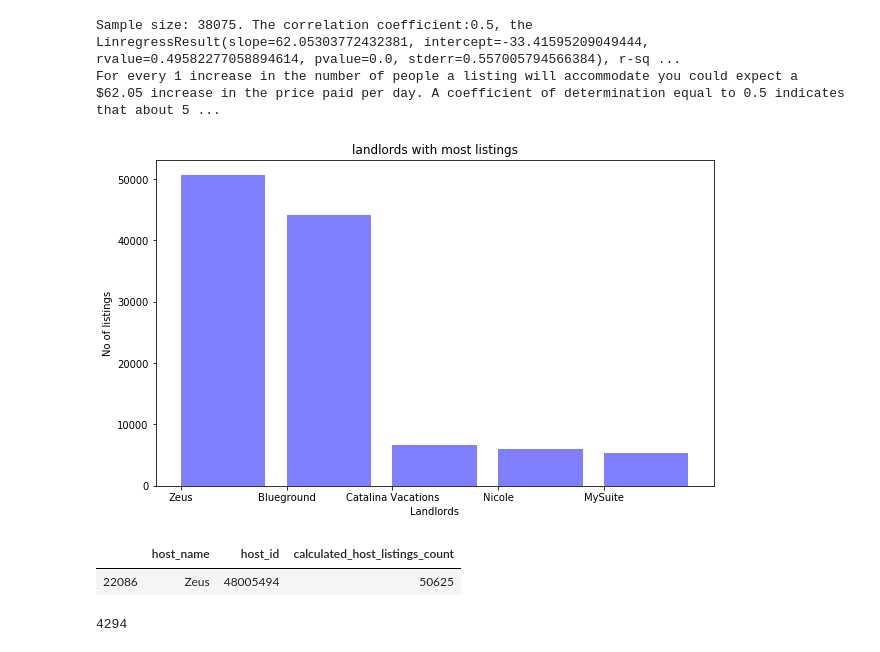
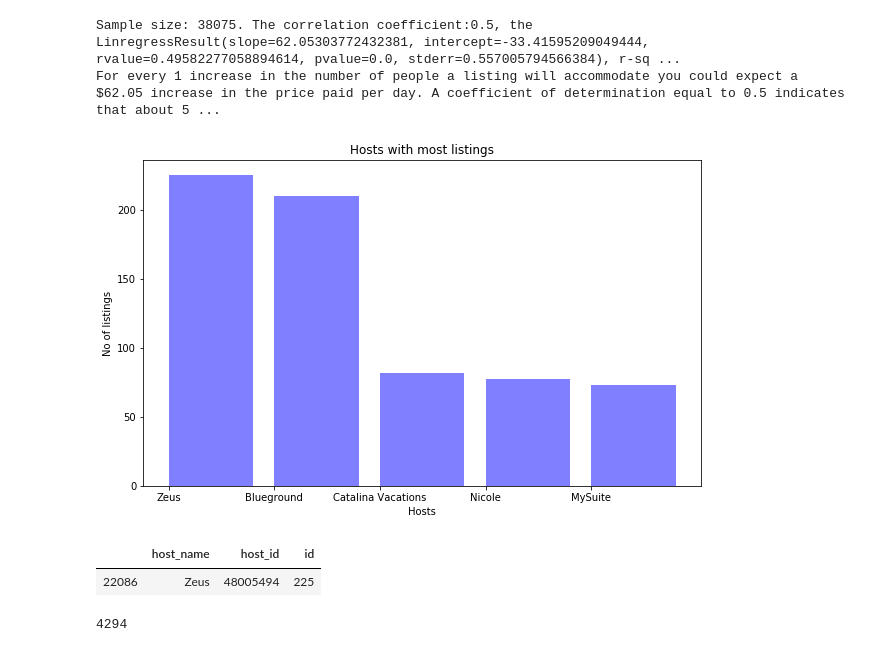
Before and after one commit to DerekTeed/project1_data, a Jupyter notebook: airbnbPy.ipynb, the cells around one changed output. Cells and saved outputs as stored; diff of their text form; code cells hidden in the pictures.

```diff
--- a/airbnbPy.ipynb
+++ b/airbnbPy.ipynb
@@ -310,35 +311,33 @@ For every 1 increase in the number of people a listing will accommodate you coul
 # %%
 # Nisha
 #Showed a bar chart of the landlords with most listings in descending order
 #counts number of host
-
-host_count =air_df['calculated_host_listings_count'].count()
+host_count =air_df['id'].count()
 #finding total unit listing per host
-plot_df =pd.DataFrame(air_df.groupby(['host_name', 'host_id'])['calculated_host_listings_count'].sum())
+plot_df =pd.DataFrame(air_df.groupby(['host_name', 'host_id'])['id'].count())
 plot_df = plot_df.reset_index()
 #sortting lists in desending order
-sorted_plot_df = plot_df.sort_values('calculated_host_listings_count',ascending=False)
+sorted_plot_df = plot_df.sort_values('id',ascending=False)
 #displaying top 5 host
 sorted_plot_df = sorted_plot_df.head(5)
 #plotting bar chart
 plt.figure(figsize=(10,6))
-plt.bar(sorted_plot_df['host_name'].to_list(), sorted_plot_df['calculated_host_listings_count'], color='b', alpha=0.5, align="edge")
+plt.bar(sorted_plot_df['host_name'].to_list(), sorted_plot_df['id'], color='b', alpha=0.5, align="edge")
 #setting lable and title
-plt.title("landlords with most listings")
-plt.xlabel("Landlords")
+plt.title("Hosts with most listings")
+plt.xlabel("Hosts")
 plt.ylabel("No of listings")
-plt.savefig('images/NSlandlord.png')
 # Prints the bar plot to the screen
 plt.show()
 # %% [output]
-[figure, old version]
+[figure, new version]
 # %%
 # Nisha
 #Comparing which host is the busiest
 sorted_plot_df.head(1)
 # %% [output]
-|  | host_name | host_id | calculated_host_listings_count |
-| 22086 | Zeus | 48005494 | 50625 |
+|  | host_name | host_id | id |
+| 22086 | Zeus | 48005494 | 225 |
 # %%
 # Nisha
 #Show the number of landlords that have units that only accommodates 1 person
```
Also changed, not shown: parts of 5 cells of this notebook, 1 other file.
